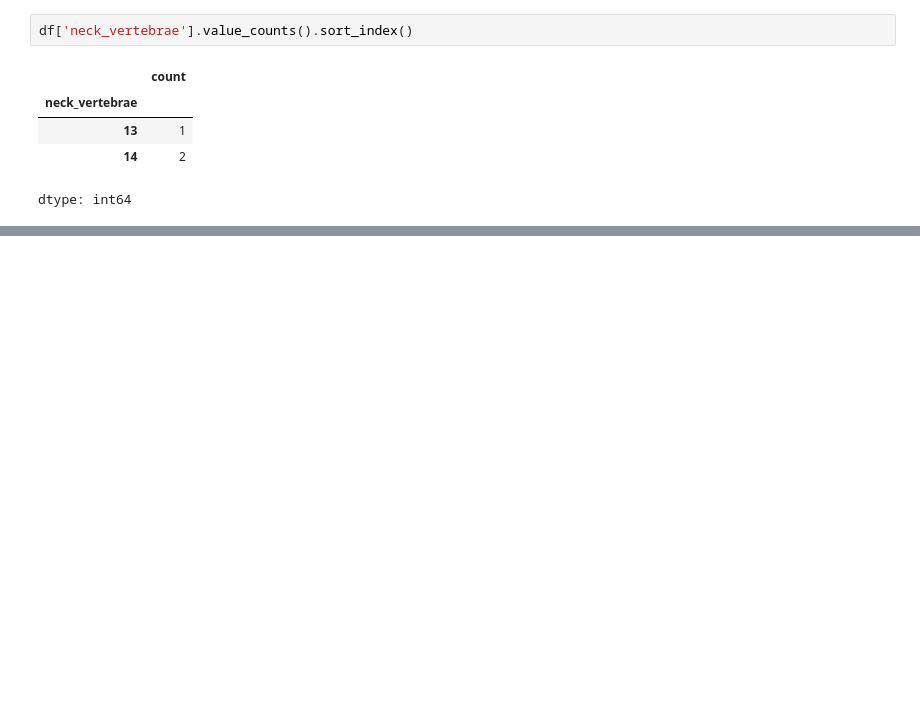
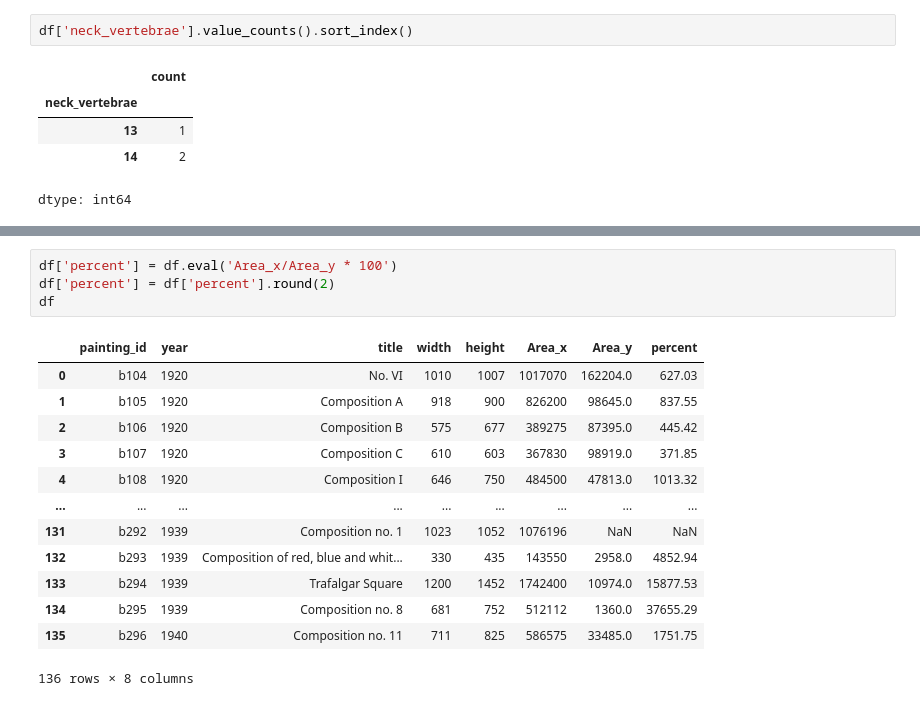
Before and after one commit to m-ony/mineria-de-datos, a Jupyter notebook: Minería_de_Datos.ipynb, the cells around one changed output, grey strips where cells are left out. Saved outputs shown, nothing was run; the diff lists cells and outputs as text; blank space fills up the shorter version.

```diff
--- a/Minería_de_Datos.ipynb
+++ b/Minería_de_Datos.ipynb
@@ -1896,0 +2046,18 @@ dtype: int64
+# %%
+df['percent'] = df.eval('Area_x/Area_y * 100')
+df['percent'] = df['percent'].round(2)
+df
+# %% [output]
+|  | painting_id | year | title | width | height | Area_x | Area_y | percent |
+| 0 | b104 | 1920 | No. VI | 1010 | 1007 | 1017070 | 162204.0 | 627.03 |
+| 1 | b105 | 1920 | Composition A | 918 | 900 | 826200 | 98645.0 | 837.55 |
+| 2 | b106 | 1920 | Composition B | 575 | 677 | 389275 | 87395.0 | 445.42 |
+| 3 | b107 | 1920 | Composition C | 610 | 603 | 367830 | 98919.0 | 371.85 |
+| 4 | b108 | 1920 | Composition I | 646 | 750 | 484500 | 47813.0 | 1013.32 |
+| ... | ... | ... | ... | ... | ... | ... | ... | ... |
+| 131 | b292 | 1939 | Composition no. 1 | 1023 | 1052 | 1076196 | NaN | NaN |
+| 132 | b293 | 1939 | Composition of red, blue and whit... | 330 | 435 | 143550 | 2958.0 | 4852.94 |
+| 133 | b294 | 1939 | Trafalgar Square | 1200 | 1452 | 1742400 | 10974.0 | 15877.53 |
+| 134 | b295 | 1939 | Composition no. 8 | 681 | 752 | 512112 | 1360.0 | 37655.29 |
+| 135 | b296 | 1940 | Composition no. 11 | 711 | 825 | 586575 | 33485.0 | 1751.75 |
+136 rows × 8 columns
```
Also changed, not shown: parts of 12 cells of this notebook.
